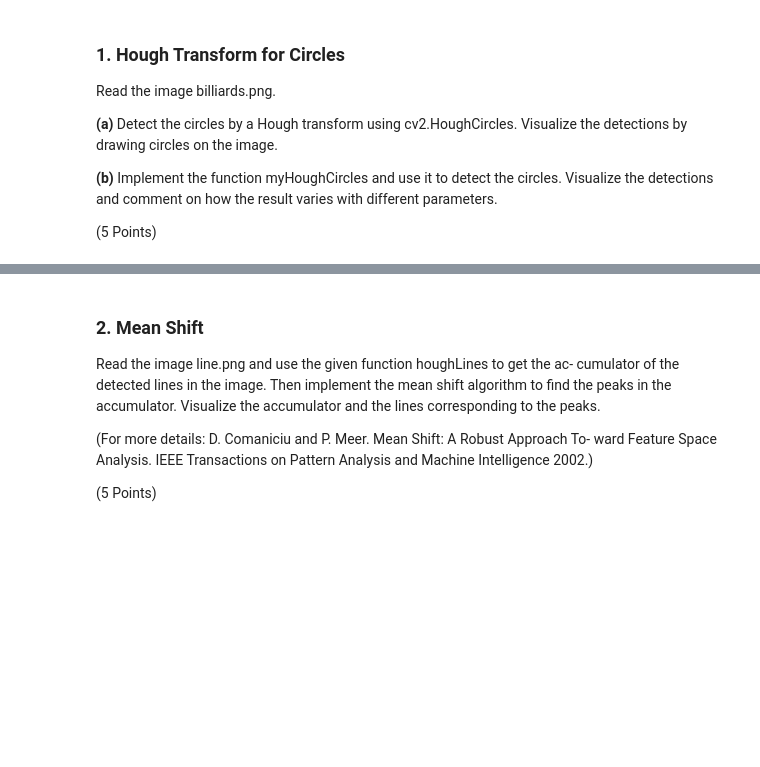
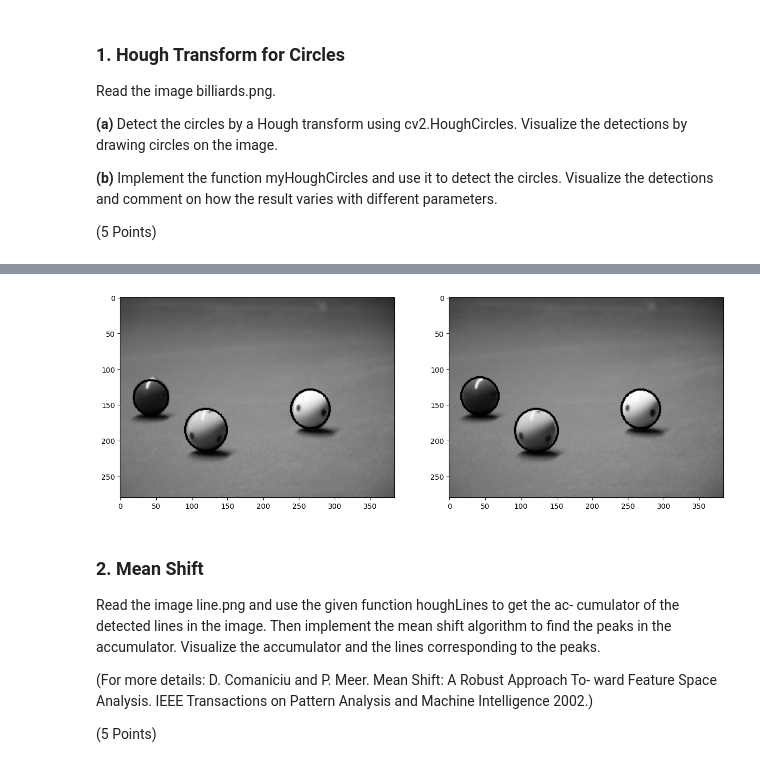
Before and after one commit to Patschwemm/CV_Course, a Jupyter notebook: Sheet03/src/sheet03.ipynb, the cells around one changed output, grey strips where cells are left out. Drawn from its saved outputs; the diff is of its cells as text; code cells hidden in the pictures; blank space fills up the shorter version.

Commit message:
sheet03 task 1 done

```diff
--- a/Sheet03/src/sheet03.ipynb
+++ b/Sheet03/src/sheet03.ipynb
@@ -69,0 +24,99 @@ def task_1_b():
+# %%
+def task_1_a():
+    print("Task 1 (a) ...")
+    img = cv.imread('../images/billiards.png', cv.IMREAD_GRAYSCALE)
+
+    circles = cv.HoughCircles(image=img,
+        method=cv.HOUGH_GRADIENT,
+        dp=1,
+        minDist=img.shape[0]/8,
+        param1=300,
+        param2=15,
+        minRadius=10,
+        maxRadius=100
+        )
+    circles = np.array(circles).astype(int)
+
+    img_temp = img.copy()
+    for circ in circles[0, :]:
+        cv.circle(img_temp, ((circ[0]), (circ[1])), circ[2], (0,0,255), 2)
+
+    return img_temp
+
+
+def myHoughCircles(edges, minRadius, maxRadius, threshold, minDist):
+    """
+    Your implementation of HoughCircles
+    :edges: single-channel binary source image (e.g: edges)
+    :minRadius: minimum circle radius
+    :maxRadius: maximum circle radius
+    :param threshold: minimum number of votes to consider a detection
+    :minDist: minimum distance between two centers of the detected circles.
+    :return: list of detected circles as (a, b, r) triplet
+    """
+    # credits to https://github.com/adityaintwala/Hough-Circle-Detection
+
+    rs = np.arange(minRadius, maxRadius, step=1)
+    thethas = np.arange(0, 360, step=10)
+
+    # set up accumulator
+    circle_candidates = []
+    # loop over radius
+    for r in rs:
+        #loop over angle
+        for t in thethas:
+            circle_candidates.append(
+                (r, int(r * np.cos(np.deg2rad(t))), int(r * np.sin(np.deg2rad(t))))
+            )
+
+    accumulator = defaultdict(int)
+
+    for y in range(edges.shape[0]):
+        for x in range(edges.shape[1]):
+            # only regard gradients bigger than 0
+            if edges[y, x] != 0:
+                #
+                for r, rcos_t, rsin_t in circle_candidates:
+                    a = int(x - rcos_t)
+                    b = int(y - rsin_t)
+                    accumulator[(a, b, r)] +=1
+
+    # set up circle list
+    detected_circles = []
+
+    # loop over accumulator and entries
+    # only add to detected circles if votes
+    for entry in accumulator:
+        circles = entry
+        votes = accumulator[entry]
+        if votes >= threshold:
+            detected_circles.append(circles)
+
+    return detected_circles
+
+
+def task_1_b():
+    print("Task 1 (b) ...")
+    img_gray = cv.imread('../images/billiards.png', cv.IMREAD_GRAYSCALE)
+    minRadius = 10
+    maxRadius = 100
+    minDist = img_gray.shape[0]/8
+    # 14 seems to be the best value (tried some values from 10-15)
+    threshold = 14
+    # resolution = 1
+    edges = cv.Canny(img_gray, 100, 200) # detect the edges
+    detected_circles = myHoughCircles(edges, minRadius, maxRadius, threshold, minDist)
+
+    img_temp = img_gray.copy()
+    for circ in detected_circles:
+        cv.circle(img_temp, ((circ[0]), (circ[1])), circ[2], (0,0,255), 2)
+
+    return img_temp
+
+img_task1 = task_1_a()
+img_task2 = task_1_b()
+_, ax = plt.subplots(1, 2, figsize=(15, 15))
+
+ax[0].imshow(img_task1, cmap="gray")
+ax[1].imshow(img_task2, cmap="gray")
+# %% [output]
@@ -70,3 +126,4 @@ def task_1_b():
+[figure, added]
 # %% [markdown]
 ### 2. Mean Shift
 
```
Also changed, not shown: parts of 3 cells of this notebook.
